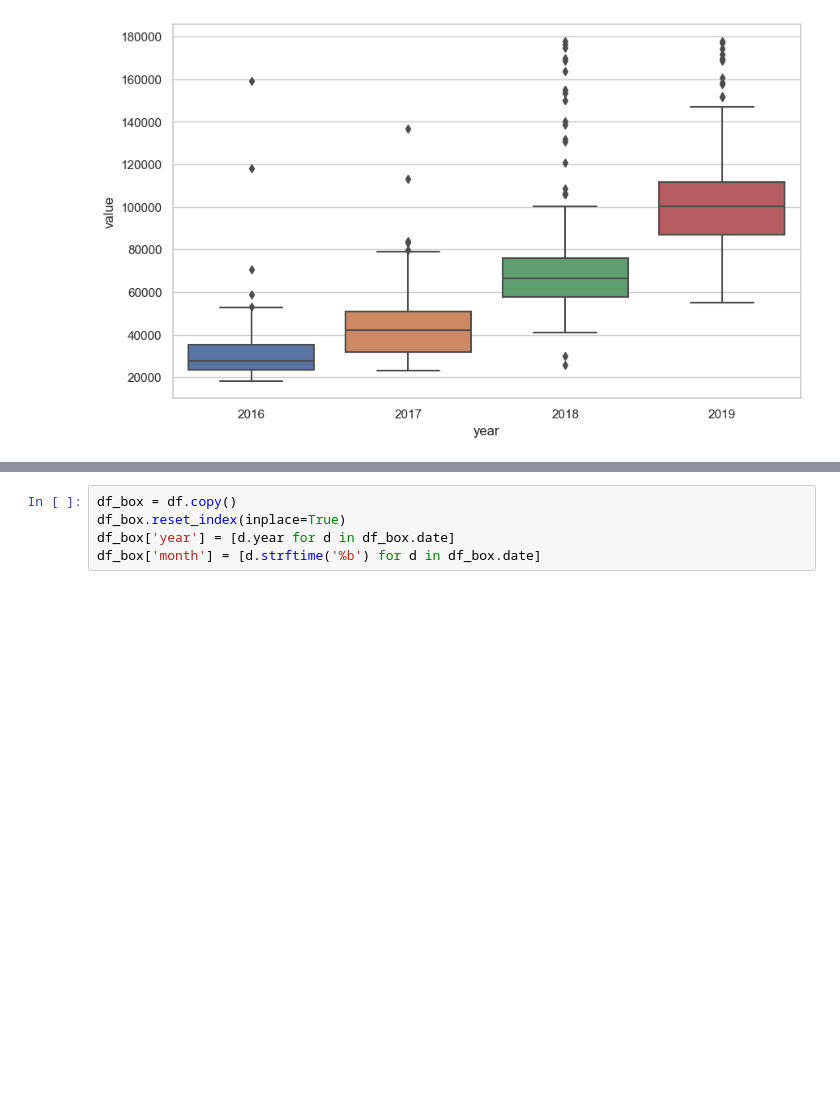
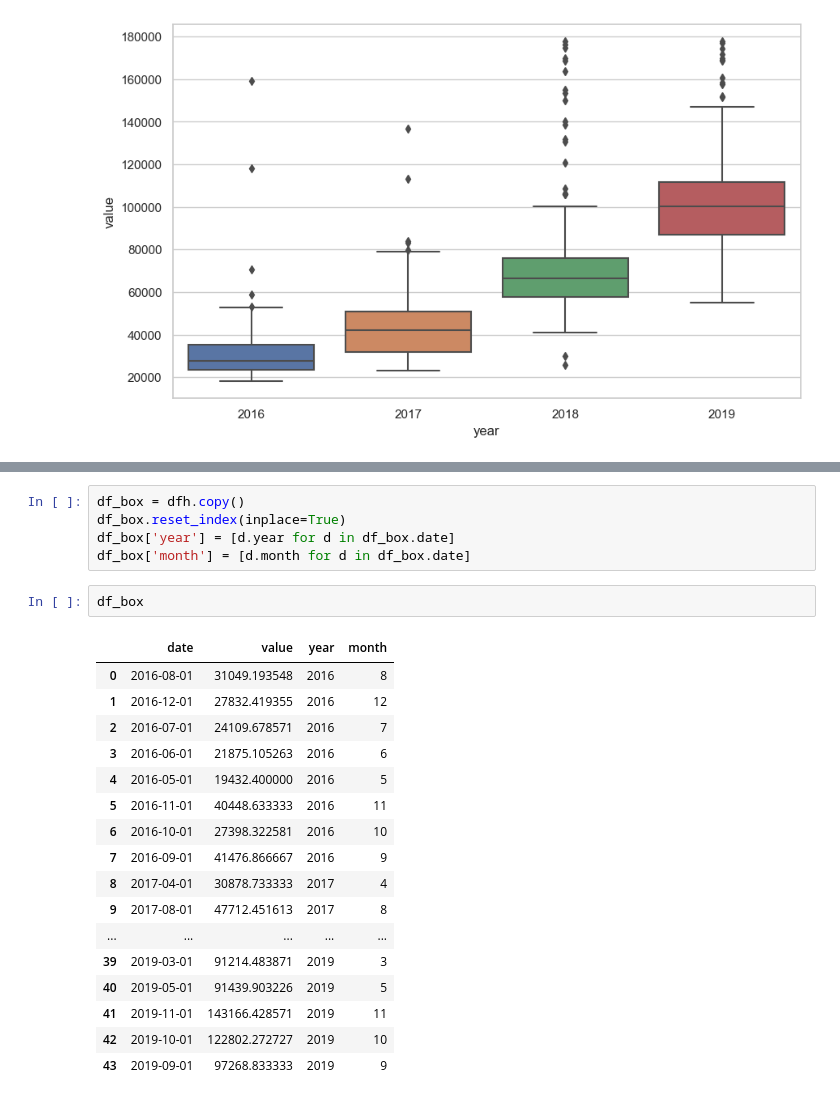
Before and after one commit to OuwaCavern/page-view-time-series-visualizer, a Jupyter notebook: Date Visualizer.ipynb, the cells around one changed output, grey strips where cells are left out. Cells and saved outputs as stored; diff of their text form; blank space fills up the shorter version.

```diff
--- a/Date Visualizer.ipynb
+++ b/Date Visualizer.ipynb
@@ -240,8 +270,28 @@ plt.show()
 # %%
-df_box = df.copy()
+df_box = dfh.copy()
 df_box.reset_index(inplace=True)
 df_box['year'] = [d.year for d in df_box.date]
-df_box['month'] = [d.strftime('%b') for d in df_box.date]
+df_box['month'] = [d.month for d in df_box.date]
+# %%
+df_box
+# %% [output]
+|  | date | value | year | month |
+| 0 | 2016-08-01 | 31049.193548 | 2016 | 8 |
+| 1 | 2016-12-01 | 27832.419355 | 2016 | 12 |
+| 2 | 2016-07-01 | 24109.678571 | 2016 | 7 |
+| 3 | 2016-06-01 | 21875.105263 | 2016 | 6 |
+| 4 | 2016-05-01 | 19432.400000 | 2016 | 5 |
+| 5 | 2016-11-01 | 40448.633333 | 2016 | 11 |
+| 6 | 2016-10-01 | 27398.322581 | 2016 | 10 |
+| 7 | 2016-09-01 | 41476.866667 | 2016 | 9 |
+| 8 | 2017-04-01 | 30878.733333 | 2017 | 4 |
+| 9 | 2017-08-01 | 47712.451613 | 2017 | 8 |
+| ... | ... | ... | ... | ... |
+| 39 | 2019-03-01 | 91214.483871 | 2019 | 3 |
+| 40 | 2019-05-01 | 91439.903226 | 2019 | 5 |
+| 41 | 2019-11-01 | 143166.428571 | 2019 | 11 |
+| 42 | 2019-10-01 | 122802.272727 | 2019 | 10 |
+| 43 | 2019-09-01 | 97268.833333 | 2019 | 9 |
 # %%
 plt.figure(figsize=(10, 6))
 sns.boxplot(x='year', y='value', data=df_box)
```
Also changed, not shown: parts of 9 cells of this notebook, 2 other files.
